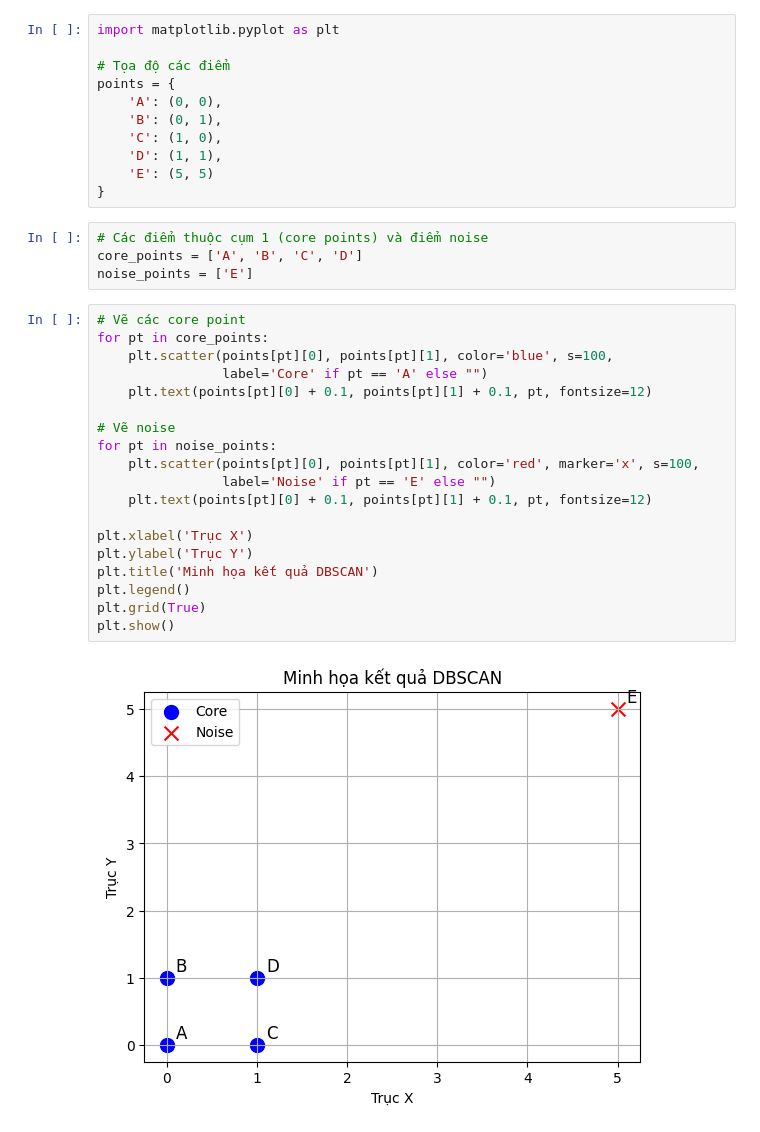
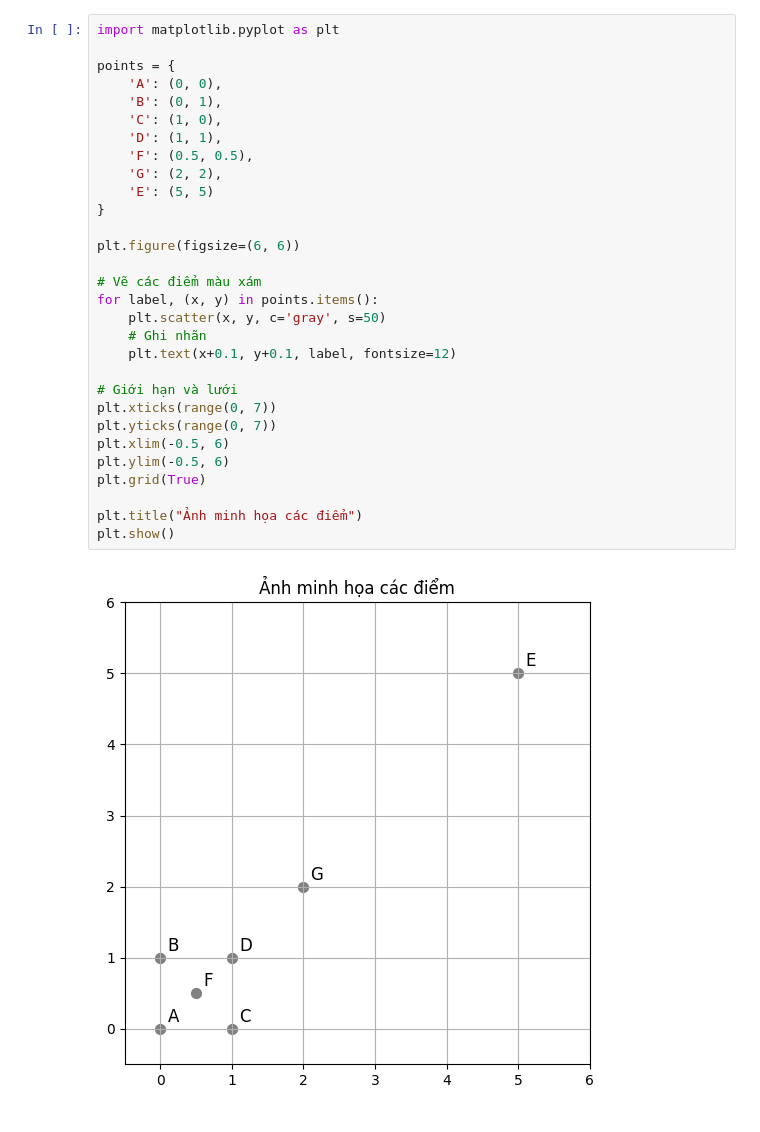
Before and after one commit to AriTannia/KPDL, a Jupyter notebook: Minh Họa/minh_hoa.ipynb, the cells around one changed output. Saved outputs shown, nothing was run; the diff lists cells and outputs as text.

Commit message:
Update MinhHoa by Tan

```diff
--- a/Minh Họa/minh_hoa.ipynb
+++ b/Minh Họa/minh_hoa.ipynb
@@ -1,36 +1,32 @@
-# %%
-import matplotlib.pyplot as plt
-
-# Tọa độ các điểm
-points = {
-    'A': (0, 0),
-    'B': (0, 1),
-    'C': (1, 0),
-    'D': (1, 1),
-    'E': (5, 5)
-}
-# %%
-# Các điểm thuộc cụm 1 (core points) và điểm noise
-core_points = ['A', 'B', 'C', 'D']
-noise_points = ['E']
-# %%
-# Vẽ các core point
-for pt in core_points:
-    plt.scatter(points[pt][0], points[pt][1], color='blue', s=100,
-                label='Core' if pt == 'A' else "")
-    plt.text(points[pt][0] + 0.1, points[pt][1] + 0.1, pt, fontsize=12)
-
-# Vẽ noise
-for pt in noise_points:
-    plt.scatter(points[pt][0], points[pt][1], color='red', marker='x', s=100,
-                label='Noise' if pt == 'E' else "")
-    plt.text(points[pt][0] + 0.1, points[pt][1] + 0.1, pt, fontsize=12)
-
-plt.xlabel('Trục X')
-plt.ylabel('Trục Y')
-plt.title('Minh họa kết quả DBSCAN')
-plt.legend()
-plt.grid(True)
-plt.show()
-# %% [output]
-[figure, removed]
+# %%
+import matplotlib.pyplot as plt
+
+points = {
+    'A': (0, 0),
+    'B': (0, 1),
+    'C': (1, 0),
+    'D': (1, 1),
+    'F': (0.5, 0.5),
+    'G': (2, 2),
+    'E': (5, 5)
+}
+
+plt.figure(figsize=(6, 6))
+
+# Vẽ các điểm màu xám
+for label, (x, y) in points.items():
+    plt.scatter(x, y, c='gray', s=50)
+    # Ghi nhãn
+    plt.text(x+0.1, y+0.1, label, fontsize=12)
+
+# Giới hạn và lưới
+plt.xticks(range(0, 7))
+plt.yticks(range(0, 7))
+plt.xlim(-0.5, 6)
+plt.ylim(-0.5, 6)
+plt.grid(True)
+
+plt.title("Ảnh minh họa các điểm")
+plt.show()
+# %% [output]
+[figure, added]
```
Also changed, not shown: parts of 2 cells of this notebook.
